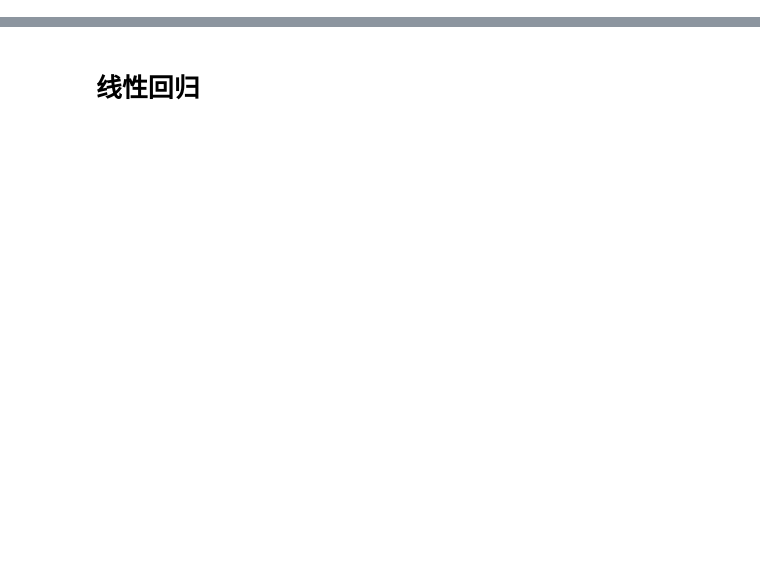
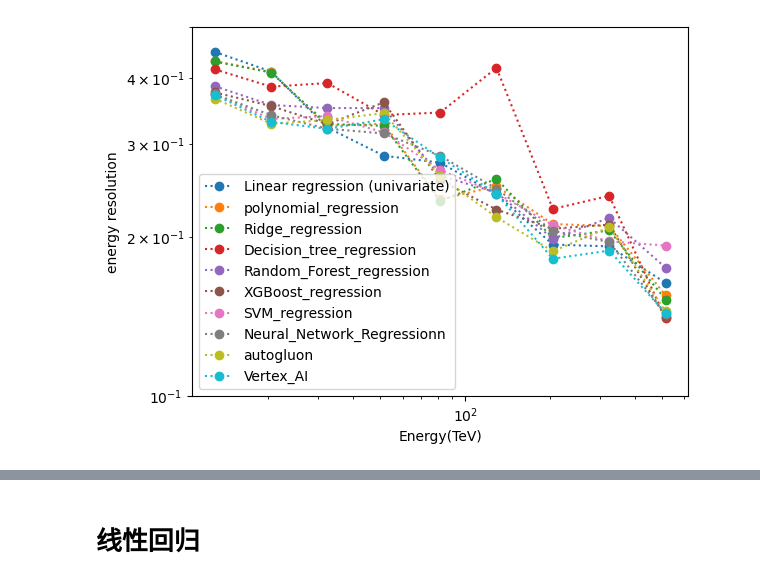
Before and after one commit to hukongyi/Gamma_Energy, a Jupyter notebook: GetEnergy.ipynb, the cells around one changed output, grey strips where cells are left out. Cells and saved outputs as stored; diff of their text form; code cells hidden in the pictures; blank space fills up the shorter version.

```diff
--- a/GetEnergy.ipynb
+++ b/GetEnergy.ipynb
@@ -1,10 +1,21 @@
 # %%
+import os
 import torch
+import torch.nn as nn
+from torch import optim
+import pandas as pd
 import numpy as np
 import matplotlib.pyplot as plt
 from sklearn.preprocessing import PowerTransformer
 from sklearn.model_selection import train_test_split
-from matplotlib import rcParams
+from sklearn.preprocessing import PolynomialFeatures
+from sklearn.tree import DecisionTreeRegressor
+from sklearn.linear_model import LinearRegression, Ridge, Lasso
+from sklearn.ensemble import RandomForestRegressor
+from sklearn.model_selection import cross_val_score, GridSearchCV, RandomizedSearchCV, KFold
+from sklearn.svm import SVR
+import xgboost as xgb
 
-rcParams['font.family'] = 'simhei'
+from energy_function import *
+
 device = torch.device("cuda:0" if torch.cuda.is_available() else "cpu")
@@ -71,0 +22,4 @@ data = np.load("/home2/hky/github/Gamma_Energy/MCdata/CrabMCData.npz")
+# %%
+draw_precision()
+# %% [output]
+[figure, added]
```
Also changed, not shown: parts of 65 cells of this notebook, 48 other files.
